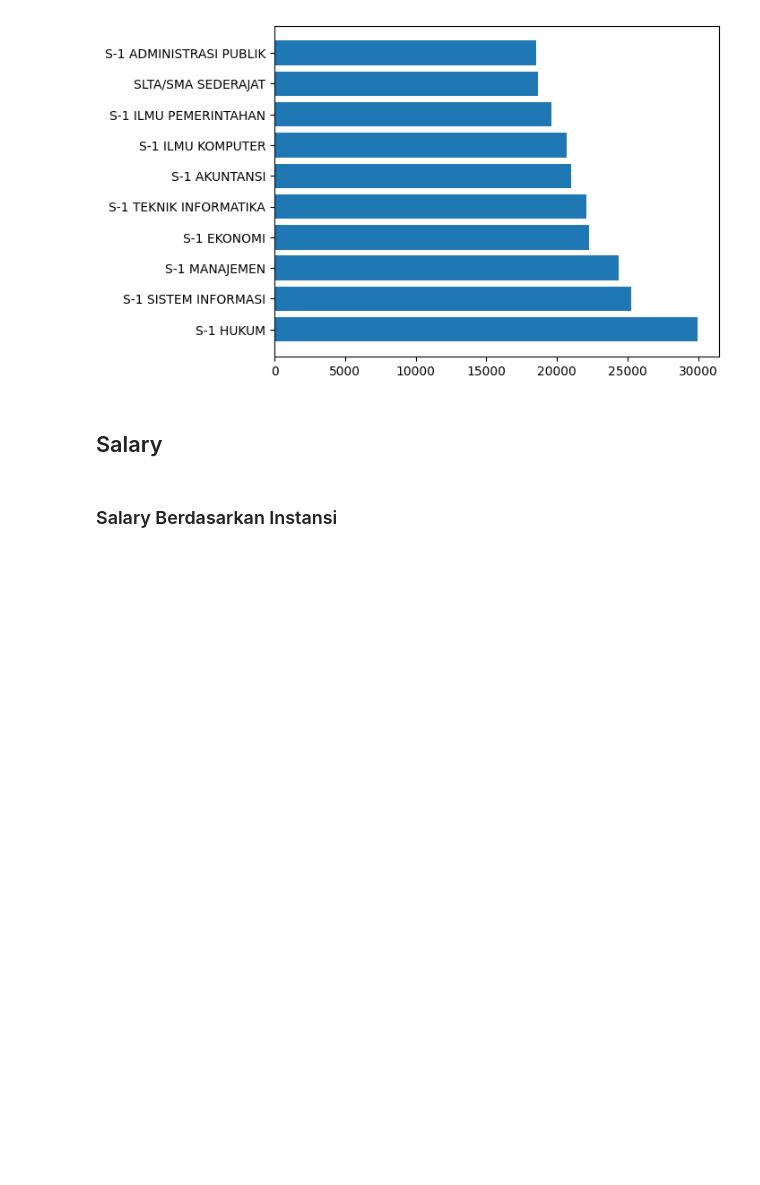
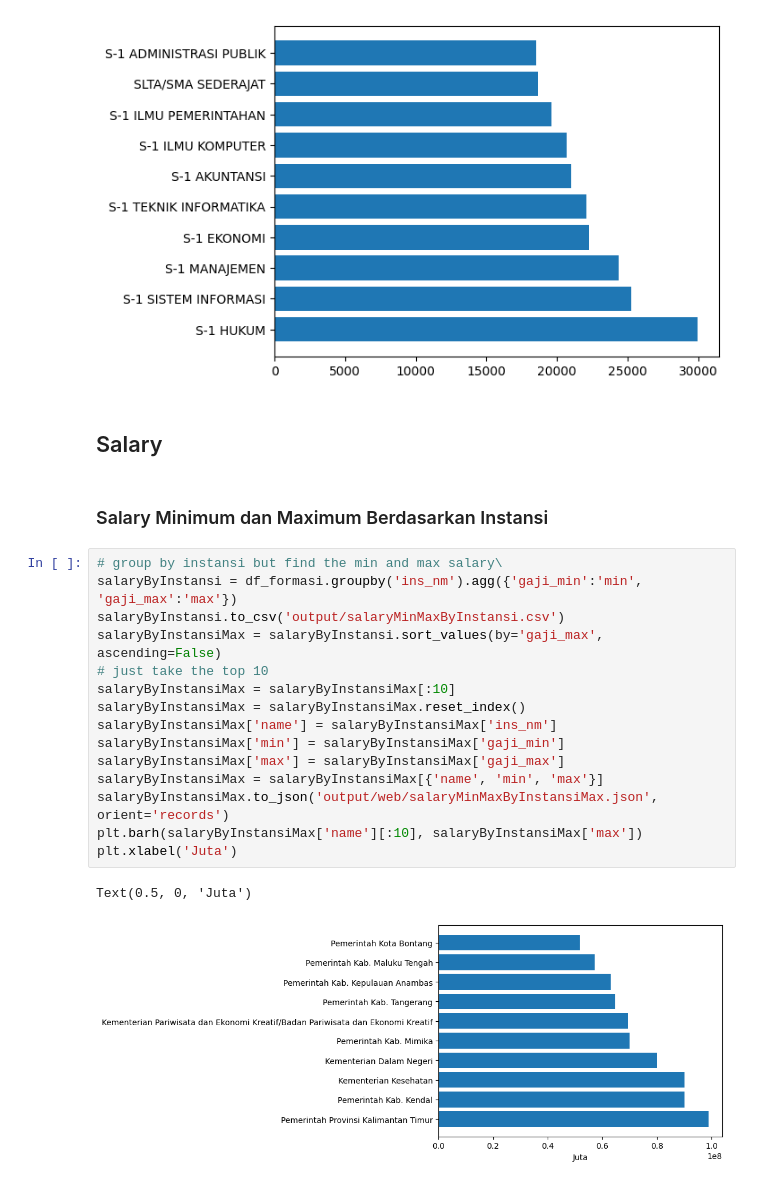
Before and after one commit to nubisub/casn2024-analytic, a Jupyter notebook: main.ipynb, the cells around one changed output. Saved outputs shown, nothing was run; the diff lists cells and outputs as text; blank space fills up the shorter version.

Commit message:
add minimum salary chart

```diff
--- a/main.ipynb
+++ b/main.ipynb
@@ -62,4 +62,22 @@ plt.barh(sumFormasiByPendidikan['name'], sumFormasiByPendidikan['value'])
 # %% [markdown]
 ## Salary
 # %% [markdown]
-### Salary Berdasarkan Instansi
+### Salary Minimum dan Maximum Berdasarkan Instansi
+# %%
+# group by instansi but find the min and max salary\
+salaryByInstansi = df_formasi.groupby('ins_nm').agg({'gaji_min':'min', 'gaji_max':'max'})
+salaryByInstansi.to_csv('output/salaryMinMaxByInstansi.csv')
+salaryByInstansiMax = salaryByInstansi.sort_values(by='gaji_max', ascending=False)
+# just take the top 10
+salaryByInstansiMax = salaryByInstansiMax[:10]
+salaryByInstansiMax = salaryByInstansiMax.reset_index()
+salaryByInstansiMax['name'] = salaryByInstansiMax['ins_nm']
+salaryByInstansiMax['min'] = salaryByInstansiMax['gaji_min']
+salaryByInstansiMax['max'] = salaryByInstansiMax['gaji_max']
+salaryByInstansiMax = salaryByInstansiMax[{'name', 'min', 'max'}]
+salaryByInstansiMax.to_json('output/web/salaryMinMaxByInstansiMax.json', orient='records')
+plt.barh(salaryByInstansiMax['name'][:10], salaryByInstansiMax['max'])
+plt.xlabel('Juta')
+# %% [output]
+Text(0.5, 0, 'Juta')
+[figure, added]
```
Also changed, not shown: parts of 3 cells of this notebook, 14 other files.
